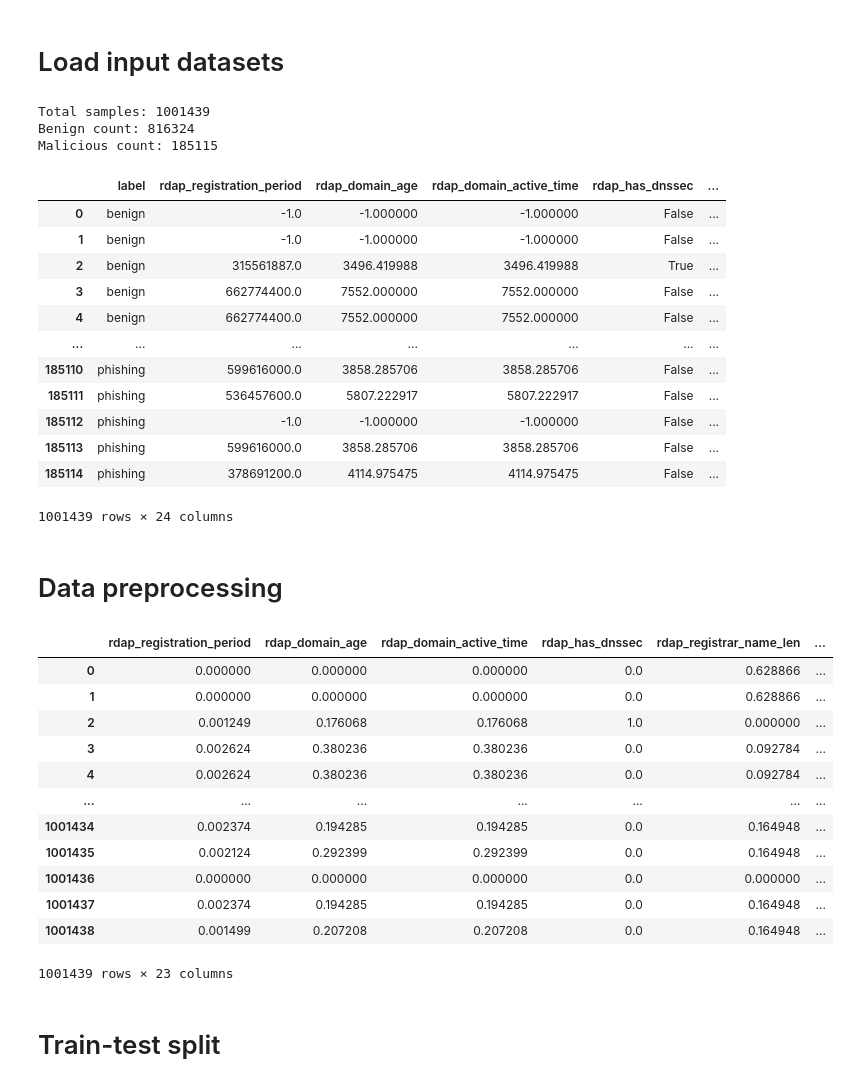
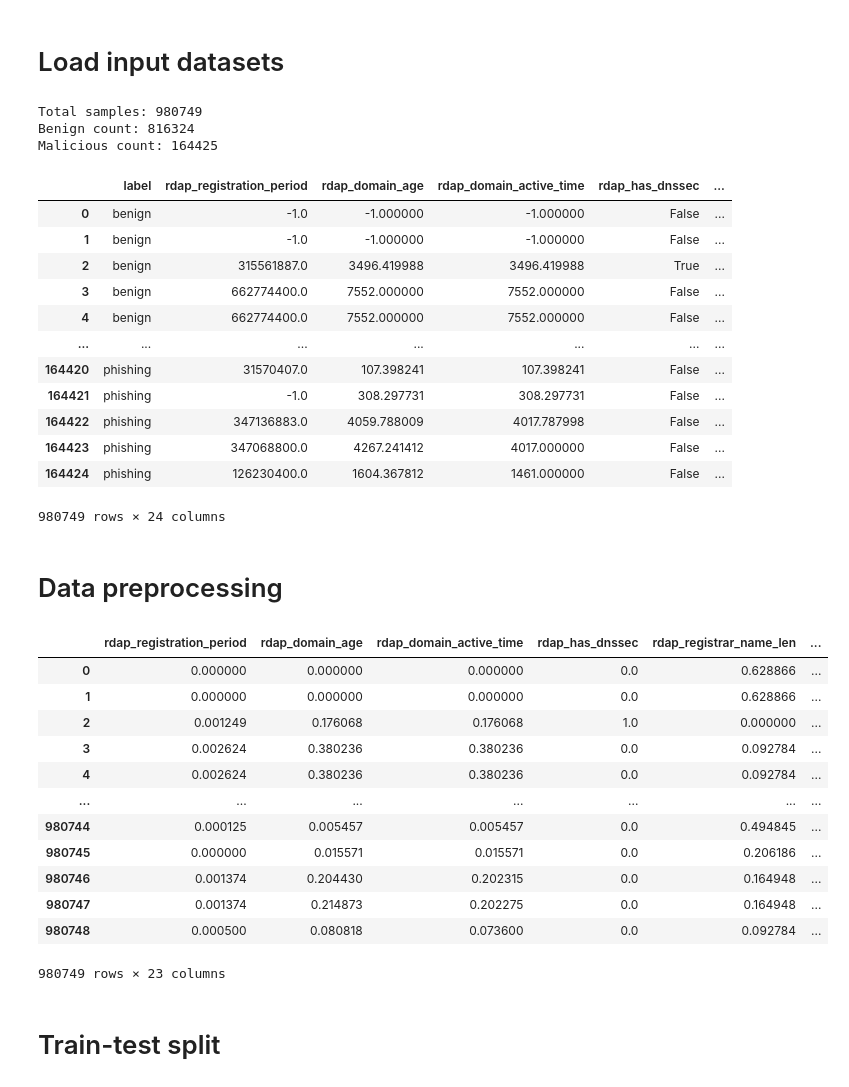
Before and after one commit to nesfit/domainradar-training, a Jupyter notebook: phishing/Phishing-RDAP-NN-train.ipynb, the cells around one changed output. Saved outputs shown, nothing was run; the diff lists cells and outputs as text; code cells hidden in the pictures.

```diff
--- a/phishing/Phishing-RDAP-NN-train.ipynb
+++ b/phishing/Phishing-RDAP-NN-train.ipynb
@@ -11,3 +13,7 @@ prefix = "rdap_"
+# %%
+scaler_path = 'boundaries/phishing_rdap_nn_scaler.joblib'
+model_path = 'models/phishing_rdap_nn_model.keras'
+validation_dataset_filename = '../testdata/validation_phishing.parquet'
 # %% [markdown]
 # Load Tensorflow and check GPU availability
 # %%
@@ -57,8 +63,9 @@ benign_dataset_filenames = [
     '../feature-extraction/floor/umbrella_benign_FINISHED.parquet',
 ]
 malicious_dataset_filenames = [
-    '../feature-extraction/floor/phishing_4.parquet'
+    '../feature-extraction/floor/phishing_2406_strict.parquet'
 ]
+
 # #############################################################
 # EDIT this for to set appropriate labels (malware, dga, ...) #
 # #############################################################
@@ -117,16 +124,17 @@ subsample = 1.0 # 1.0 means no subsample
 if subsample < 1.0:
     df = df.sample(frac=subsample)
 
+# Drop the domain name column
+df.drop("domain_name", axis=1, inplace=True)
+
 # Remove disqualified columns
 for column in disqualified_columns:
     if column in df.columns:
         df.drop(column, axis=1, inplace=True)
 
 # Preserve only columns of interest
+# Filter columns
 df = df.loc[:, df.columns.str.startswith(prefix) | df.columns.isin(['domain_name', 'label'])]
-
-# Drop the domain name column
-df.drop("domain_name", axis=1, inplace=True)
 
 labels = df['label'].apply(lambda x: class_map[x]) # y vector
 features = df.drop('label', axis=1).copy() # X matrix
@@ -139,9 +147,9 @@ print(f"Malicious count: {len(df_malicious)}")
 
 df
 # %% [output]
-Total samples: 1001439
+Total samples: 980749
 Benign count: 816324
-Malicious count: 185115
+Malicious count: 164425
 |  | label | rdap_registration_period | rdap_domain_age | rdap_domain_active_time | rdap_has_dnssec | ... |
 | 0 | benign | -1.0 | -1.000000 | -1.000000 | False | ... |
 | 1 | benign | -1.0 | -1.000000 | -1.000000 | False | ... |
@@ -149,42 +157,42 @@ Malicious count: 185115
 | 3 | benign | 662774400.0 | 7552.000000 | 7552.000000 | False | ... |
 | 4 | benign | 662774400.0 | 7552.000000 | 7552.000000 | False | ... |
 | ... | ... | ... | ... | ... | ... | ... |
-| 185110 | phishing | 599616000.0 | 3858.285706 | 3858.285706 | False | ... |
-| 185111 | phishing | 536457600.0 | 5807.222917 | 5807.222917 | False | ... |
-| 185112 | phishing | -1.0 | -1.000000 | -1.000000 | False | ... |
-| 185113 | phishing | 599616000.0 | 3858.285706 | 3858.285706 | False | ... |
-| 185114 | phishing | 378691200.0 | 4114.975475 | 4114.975475 | False | ... |
+| 164420 | phishing | 31570407.0 | 107.398241 | 107.398241 | False | ... |
+| 164421 | phishing | -1.0 | 308.297731 | 308.297731 | False | ... |
+| 164422 | phishing | 347136883.0 | 4059.788009 | 4017.787998 | False | ... |
+| 164423 | phishing | 347068800.0 | 4267.241412 | 4017.000000 | False | ... |
+| 164424 | phishing | 126230400.0 | 1604.367812 | 1461.000000 | False | ... |
-1001439 rows × 24 columns
+980749 rows × 24 columns
 # %% [markdown]
 # Data preprocessing
 # %%
 import pandas as pd
 from sklearn.preprocessing import MinMaxScaler
 import joblib
 
 scaler = MinMaxScaler()
 scaled_data = scaler.fit_transform(features)
 features = pd.DataFrame(scaled_data, columns=features.columns)
 
 # Save the scaler
-joblib.dump(scaler, "phishing_rdap_nn_scaler.joblib")
+joblib.dump(scaler, scaler_path)
 
 pd.set_option('display.max_columns', None)
 features
 # %% [output]
 |  | rdap_registration_period | rdap_domain_age | rdap_domain_active_time | rdap_has_dnssec | rdap_registrar_name_len | ... |
 | 0 | 0.000000 | 0.000000 | 0.000000 | 0.0 | 0.628866 | ... |
 | 1 | 0.000000 | 0.000000 | 0.000000 | 0.0 | 0.628866 | ... |
 | 2 | 0.001249 | 0.176068 | 0.176068 | 1.0 | 0.000000 | ... |
 | 3 | 0.002624 | 0.380236 | 0.380236 | 0.0 | 0.092784 | ... |
 | 4 | 0.002624 | 0.380236 | 0.380236 | 0.0 | 0.092784 | ... |
 | ... | ... | ... | ... | ... | ... | ... |
-| 1001434 | 0.002374 | 0.194285 | 0.194285 | 0.0 | 0.164948 | ... |
-| 1001435 | 0.002124 | 0.292399 | 0.292399 | 0.0 | 0.164948 | ... |
-| 1001436 | 0.000000 | 0.000000 | 0.000000 | 0.0 | 0.000000 | ... |
-| 1001437 | 0.002374 | 0.194285 | 0.194285 | 0.0 | 0.164948 | ... |
-| 1001438 | 0.001499 | 0.207208 | 0.207208 | 0.0 | 0.164948 | ... |
+| 980744 | 0.000125 | 0.005457 | 0.005457 | 0.0 | 0.494845 | ... |
+| 980745 | 0.000000 | 0.015571 | 0.015571 | 0.0 | 0.206186 | ... |
+| 980746 | 0.001374 | 0.204430 | 0.202315 | 0.0 | 0.164948 | ... |
+| 980747 | 0.001374 | 0.214873 | 0.202275 | 0.0 | 0.164948 | ... |
+| 980748 | 0.000500 | 0.080818 | 0.073600 | 0.0 | 0.092784 | ... |
-1001439 rows × 23 columns
+980749 rows × 23 columns
 # %% [markdown]
 # Train-test split
 # %%
```
Also changed, not shown: parts of 9 cells of this notebook, 15 other files.
